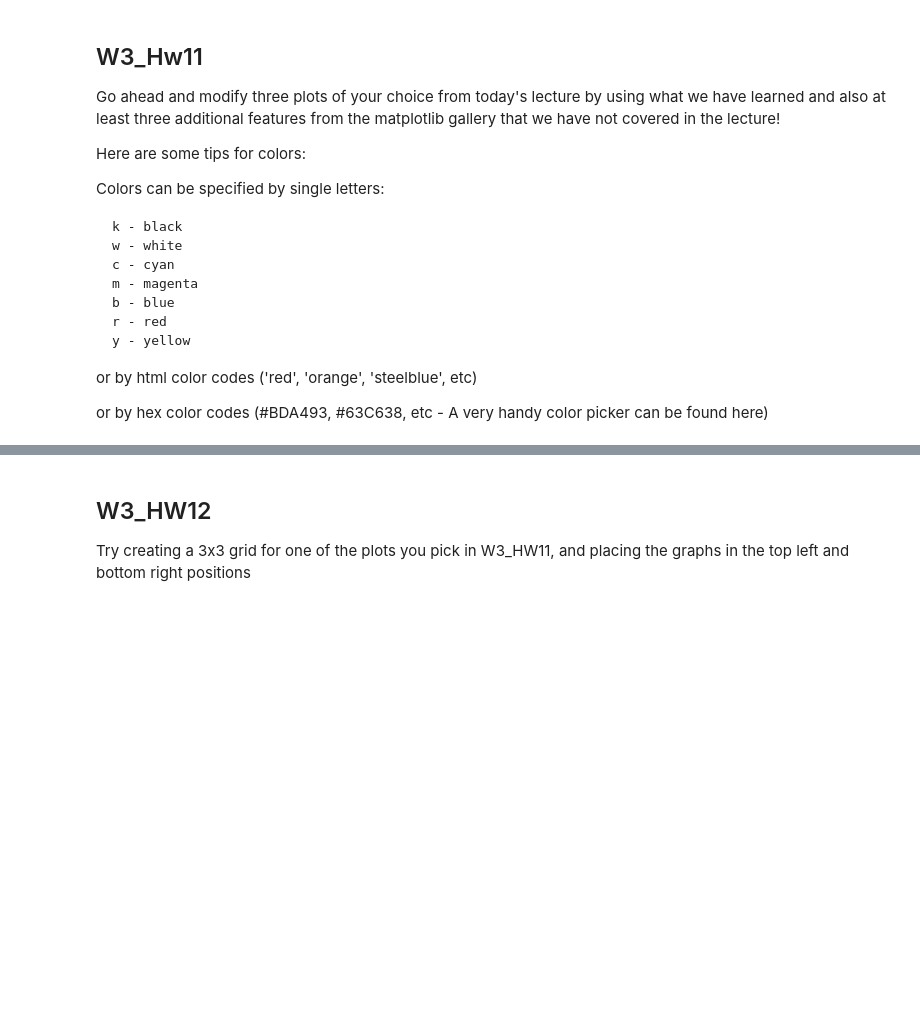
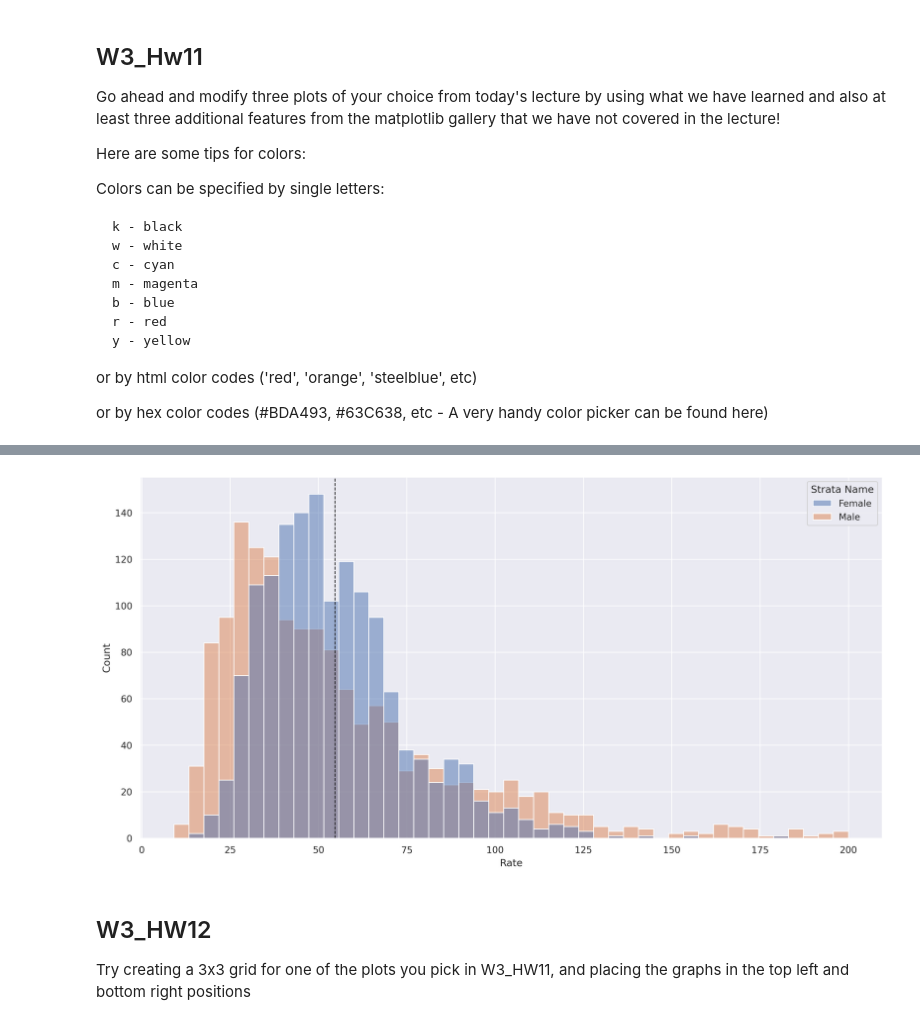
Before and after one commit to ramayyala/TRGN_515, a Jupyter notebook: Homeworks/W3-HWproblems.ipynb, the cells around one changed output, grey strips where cells are left out. Saved outputs shown, nothing was run; the diff lists cells and outputs as text; code cells hidden in the pictures; blank space fills up the shorter version.

```diff
--- a/Homeworks/W3-HWproblems.ipynb
+++ b/Homeworks/W3-HWproblems.ipynb
@@ -21,3 +78,10 @@ or by hex color codes (#BDA493, #63C638, etc - A very handy color picker can be
+# %%
+# histograms with Seaborn
+sns.histplot(df_subset3,x="Rate", hue='Strata Name')
+plt.axvline(df_subset3["Rate"].mean(), color='k', linestyle='dashed', linewidth=1)
+plt.show()
+# %% [output]
+[figure, added]
 # %% [markdown]
 ## W3_HW12
 
```
Also changed, not shown: parts of 16 cells of this notebook.
